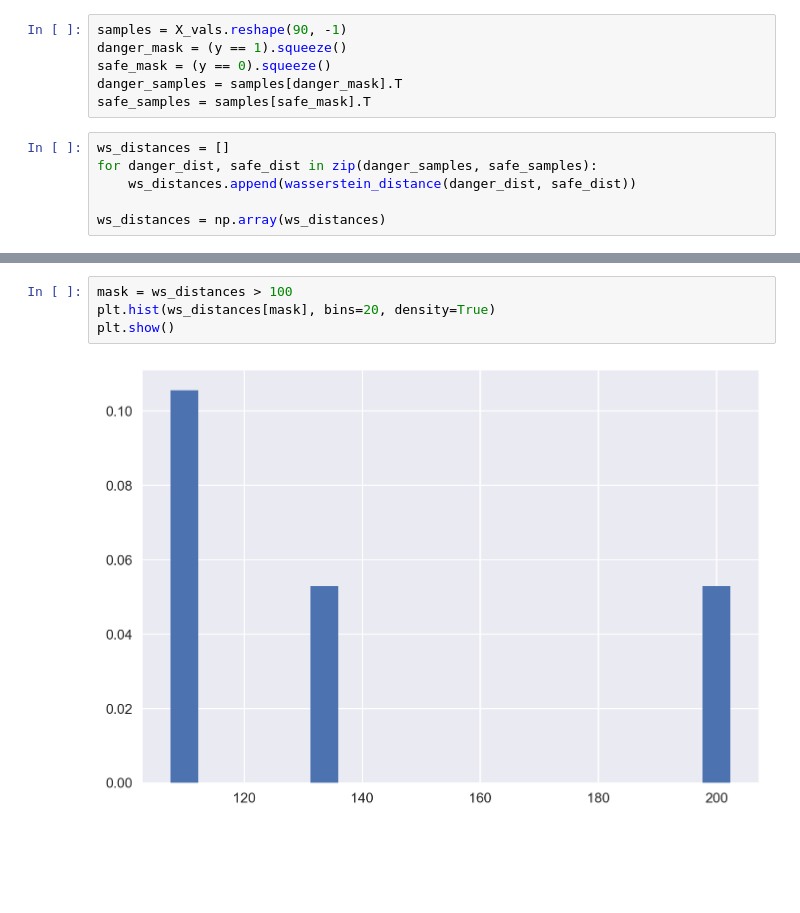
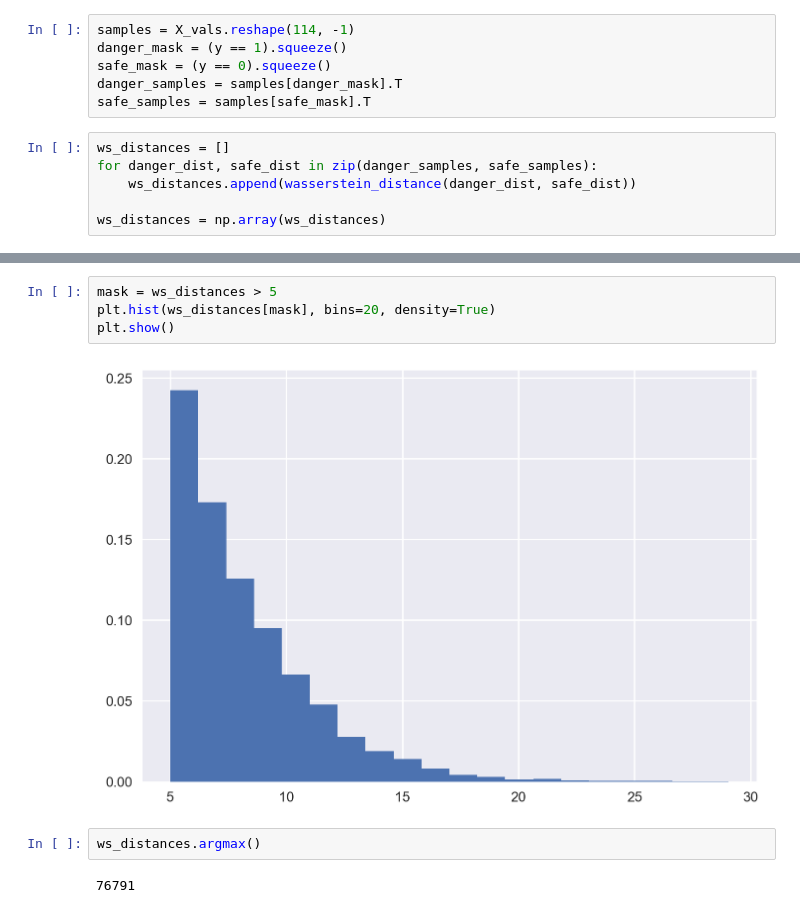
Before and after one commit to BYU-PCCL/partisanbrain, a Jupyter notebook: partisanbrain/emotions/emotions.ipynb, the cells around one changed output, grey strips where cells are left out. Cells and saved outputs as stored; diff of their text form; blank space fills up the shorter version.

```diff
--- a/partisanbrain/emotions/emotions.ipynb
+++ b/partisanbrain/emotions/emotions.ipynb
@@ -132,5 +137,5 @@ X_vals.shape
 # %%
-samples = X_vals.reshape(90, -1)
+samples = X_vals.reshape(114, -1)
 danger_mask = (y == 1).squeeze()
 safe_mask = (y == 0).squeeze()
 danger_samples = samples[danger_mask].T
@@ -150,6 +155,10 @@ plt.show()
 # %%
-mask = ws_distances > 100
+mask = ws_distances > 5
 plt.hist(ws_distances[mask], bins=20, density=True)
 plt.show()
 # %% [output]
-[figure, old version]
+[figure, new version]
+# %%
+ws_distances.argmax()
+# %% [output]
+76791
```
Also changed, not shown: parts of 15 cells of this notebook, 6 other files.
